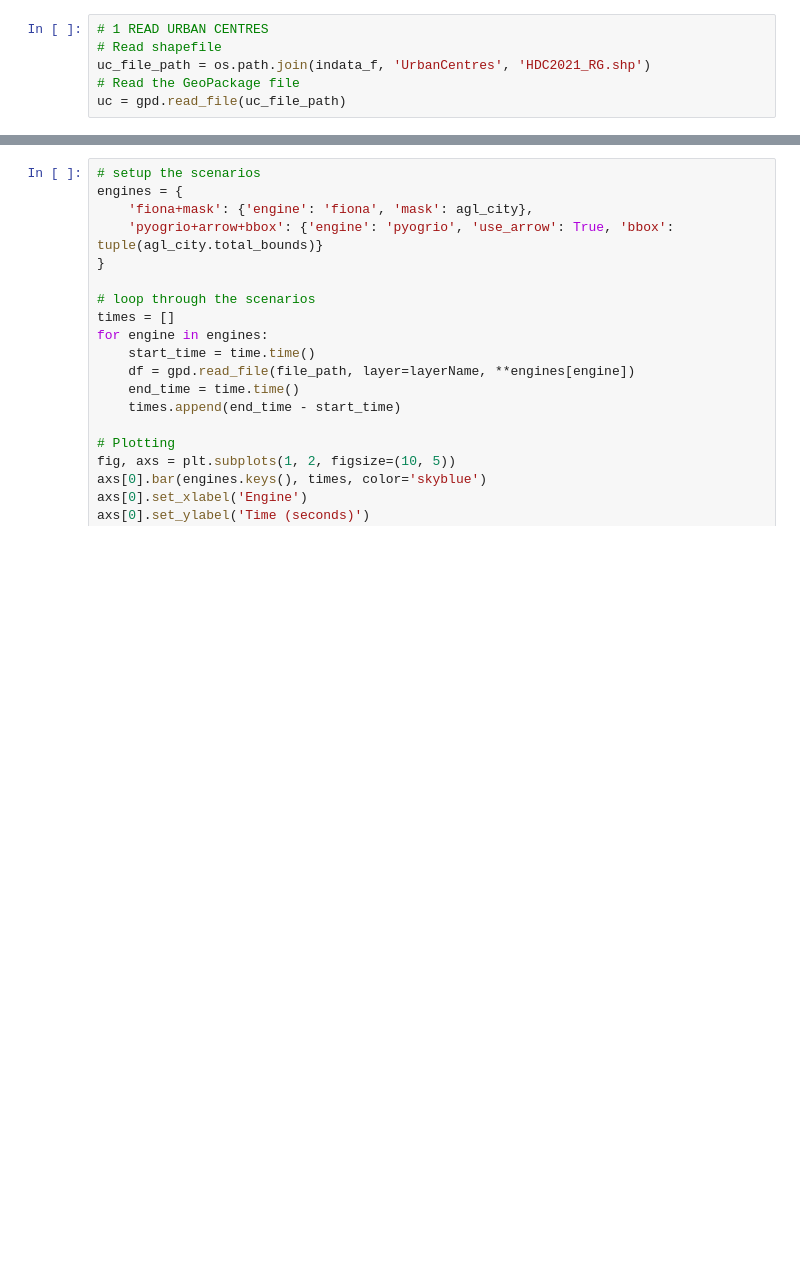
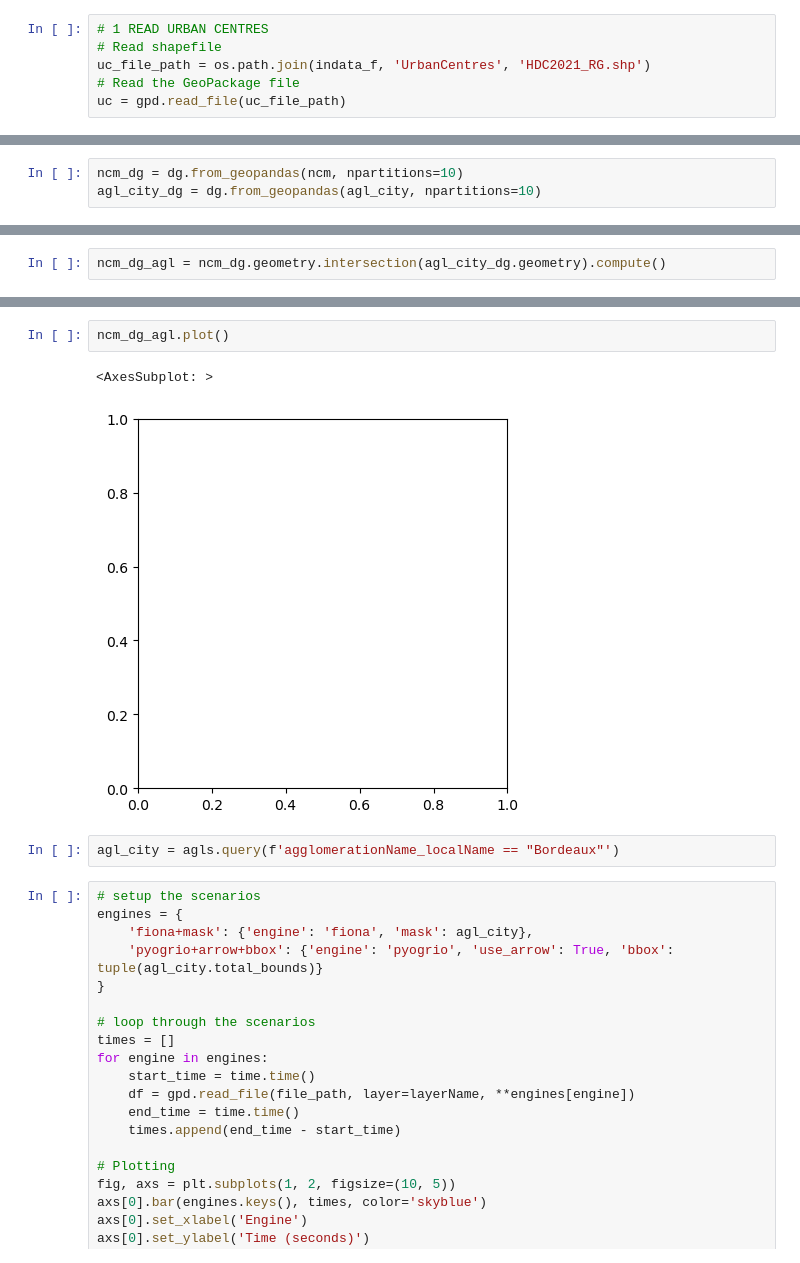
Before and after one commit to ubachr/GQA, a Jupyter notebook: dev/test_process_pyogrio.ipynb, the cells around one changed output, grey strips where cells are left out. Saved outputs shown, nothing was run; the diff lists cells and outputs as text; blank space fills up the shorter version.

```diff
--- a/dev/test_process_pyogrio.ipynb
+++ b/dev/test_process_pyogrio.ipynb
@@ -50,0 +191,3 @@ cities_ls = ['Bordeaux','Kaunas', 'København', 'Girona']
+# %%
+ncm_dg = dg.from_geopandas(ncm, npartitions=10)
+agl_city_dg = dg.from_geopandas(agl_city, npartitions=10)
@@ -50,0 +196,2 @@ cities_ls = ['Bordeaux','Kaunas', 'København', 'Girona']
+# %%
+ncm_dg_agl = ncm_dg.geometry.intersection(agl_city_dg.geometry).compute()
@@ -51,3 +208,10 @@ cities_ls = ['Bordeaux','Kaunas', 'København', 'Girona']
+# %%
+ncm_dg_agl.plot()
+# %% [output]
+<AxesSubplot: >
+[figure, added]
+# %%
+agl_city = agls.query(f'agglomerationName_localName == "Bordeaux"')
 # %%
 # setup the scenarios
 engines = {
```
Also changed, not shown: parts of 16 cells of this notebook.
